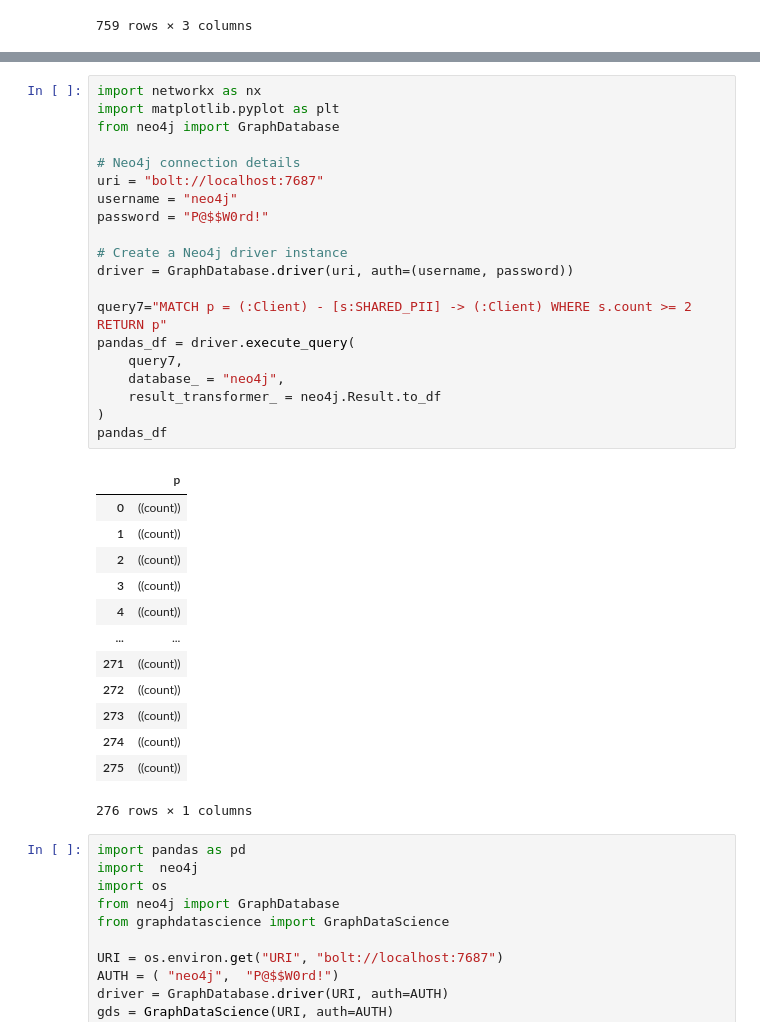
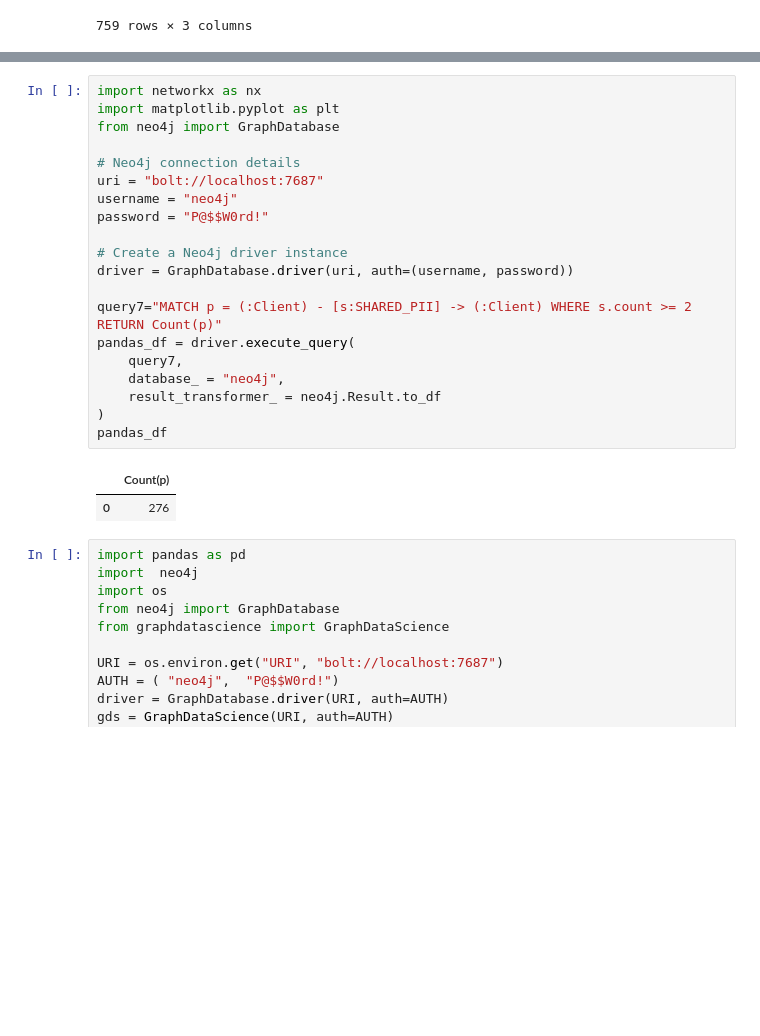
Before and after one commit to nunezh-sunypoly/CS350_Assignment_03, a Jupyter notebook: SC350_assignment_03.ipynb, the cells around one changed output, grey strips where cells are left out. Cells and saved outputs as stored; diff of their text form; blank space fills up the shorter version.

```diff
--- a/SC350_assignment_03.ipynb
+++ b/SC350_assignment_03.ipynb
@@ -422,37 +511,26 @@ pandas_df
 # %%
 import networkx as nx
 import matplotlib.pyplot as plt
 from neo4j import GraphDatabase
 
 # Neo4j connection details
 uri = "bolt://localhost:7687"
 username = "neo4j"
 password = "P@$$W0rd!"
 
 # Create a Neo4j driver instance
 driver = GraphDatabase.driver(uri, auth=(username, password))
 
-query7="MATCH p = (:Client) - [s:SHARED_PII] -> (:Client) WHERE s.count >= 2 RETURN p"
+query7="MATCH p = (:Client) - [s:SHARED_PII] -> (:Client) WHERE s.count >= 2 RETURN Count(p)"
 pandas_df = driver.execute_query(
     query7,
     database_ = "neo4j",
     result_transformer_ = neo4j.Result.to_df
 )
 pandas_df
 # %% [output]
-|  | p |
-| 0 | ((count)) |
-| 1 | ((count)) |
-| 2 | ((count)) |
-| 3 | ((count)) |
-| 4 | ((count)) |
-| ... | ... |
-| 271 | ((count)) |
-| 272 | ((count)) |
-| 273 | ((count)) |
-| 274 | ((count)) |
-| 275 | ((count)) |
+|  | Count(p) |
+| 0 | 276 |
-276 rows × 1 columns
 # %%
 import pandas as pd
 import  neo4j
```
Also changed, not shown: parts of 15 cells of this notebook.
